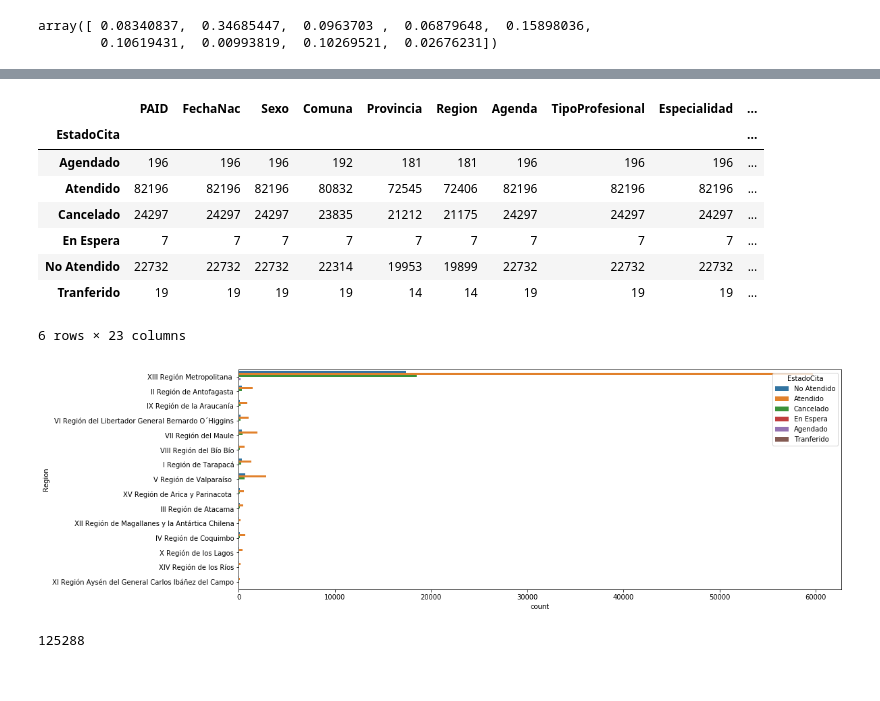
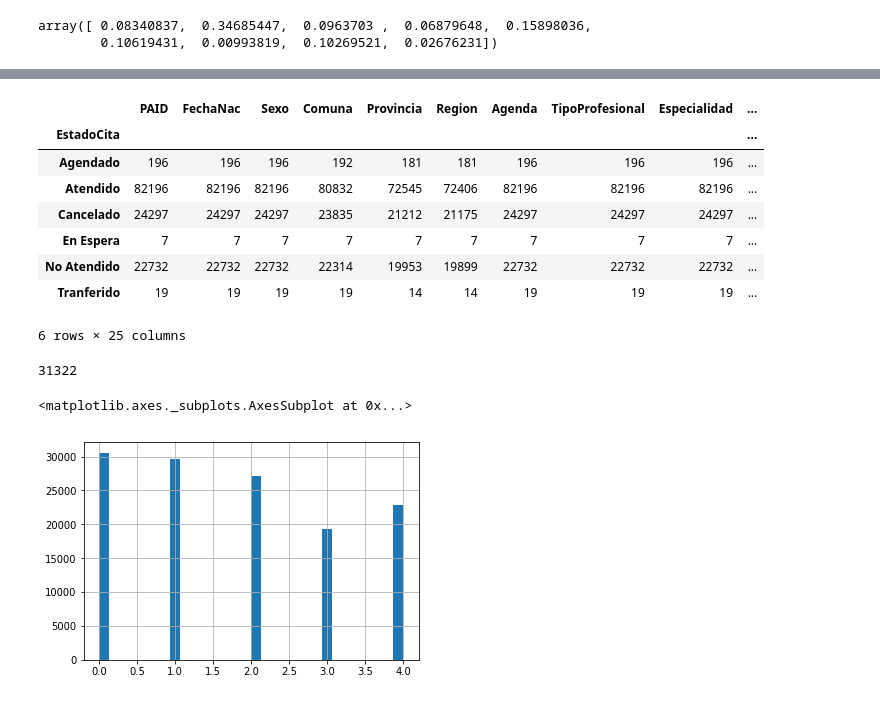
Before and after one commit to pabloveazul/Tarea-NSP, a Jupyter notebook: Tarea NSP.ipynb, the cells around one changed output, grey strips where cells are left out. Saved outputs shown, nothing was run; the diff lists cells and outputs as text; code cells hidden in the pictures.

```diff
--- a/Tarea NSP.ipynb
+++ b/Tarea NSP.ipynb
@@ -30,6 +30,30 @@ datos
 # %%
 def Anteriores(data):
     return(data.shape[0])
+# %%
+def Distancia(region):
+    if region == 'XIII Región Metropolitana ':
+        return(0)
+    elif region == 'V Región de Valparaíso ' or region == 'VI Región del Libertador General Bernardo O´Higgins':
+        return(1)
+    elif region == 'IV Región de Coquimbo' or region == 'VII Región del Maule':
+        return(2)
+    elif region == 'III Región de Atacama':
+        return(3)
+    elif region == 'VIII Región del Bío Bío' or region == 'II Región de Antofagasta':
+        return(4)
+    elif region == 'IX Región de la Araucanía' or region == 'I Región de Tarapacá':
+        return(5)
+    elif region == 'XIV Región de los Ríos' or region == 'XV Región de Arica y Parinacota ':
+        return(6)
+    elif region == 'X Región de los Lagos':
+        return(7)
+    elif region == 'XI Región Aysén del General Carlos Ibáñez del Campo':
+        return(8)
+    elif region == 'XII Región de Magallanes y la Antártica Chilena':
+        return(9)
+    else:
+        return(10)
 # %%
 #Transform Data into Numerical:
 
@@ -41,6 +65,9 @@ datos = datos.sort_values('FechaCita')
 #Feature Creation
 datos['Edad'] = np.floor((datos['FechaReserva']-datos['FechaNac']).dt.days/365)
 datos['DiasReservaCita'] = (datos['FechaCita']-datos['FechaReserva']).dt.days
+datos['Dia Cita'] = datos['FechaCita'].dt.dayofweek
+# %%
+datos['Distancia'] = datos.apply(lambda row: Distancia(row['Region']),axis = 1)
 # %%
 datos['Reservas Anteriores'] = datos.apply(lambda row:
                                            Anteriores(datos.loc[(datos['PAID'] == row['PAID'])
@@ -156,13 +151,13 @@ datos.groupby(['EstadoCita']).count()
 | En Espera | 7 | 7 | 7 | 7 | 7 | 7 | 7 | 7 | 7 | ... |
 | No Atendido | 22732 | 22732 | 22732 | 22314 | 19953 | 19899 | 22732 | 22732 | 22732 | ... |
 | Tranferido | 19 | 19 | 19 | 19 | 14 | 14 | 19 | 19 | 19 | ... |
-6 rows × 23 columns
+6 rows × 25 columns
-# %%
-plt.figure(figsize=(16, 6))
-ax = sns.countplot(y="Region", hue="EstadoCita", data=datos, orient = "h")
-# %% [output]
-[figure, removed]
 # %%
 len(datos['PAID'].unique())
 # %% [output]
-125288
+31322
+# %%
+datos['Dia Cita'].hist(bins=30)
+# %% [output]
+<matplotlib.axes._subplots.AxesSubplot at 0x...>
+[figure, added]
```
Also changed, not shown: parts of 8 cells of this notebook.
